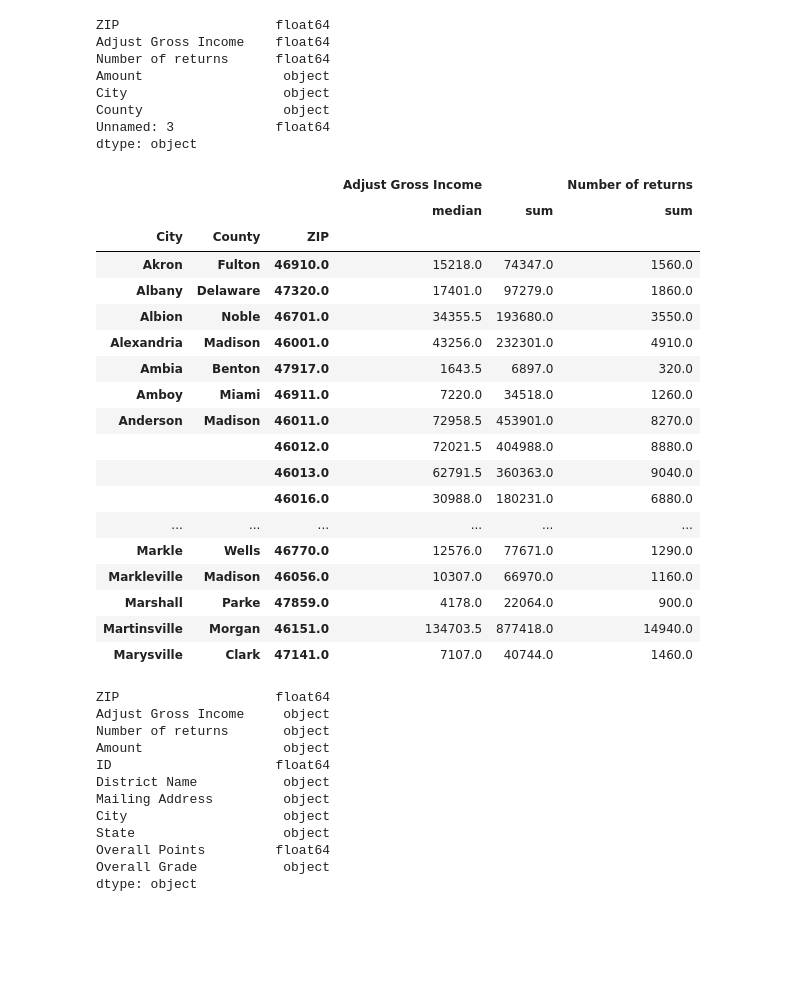
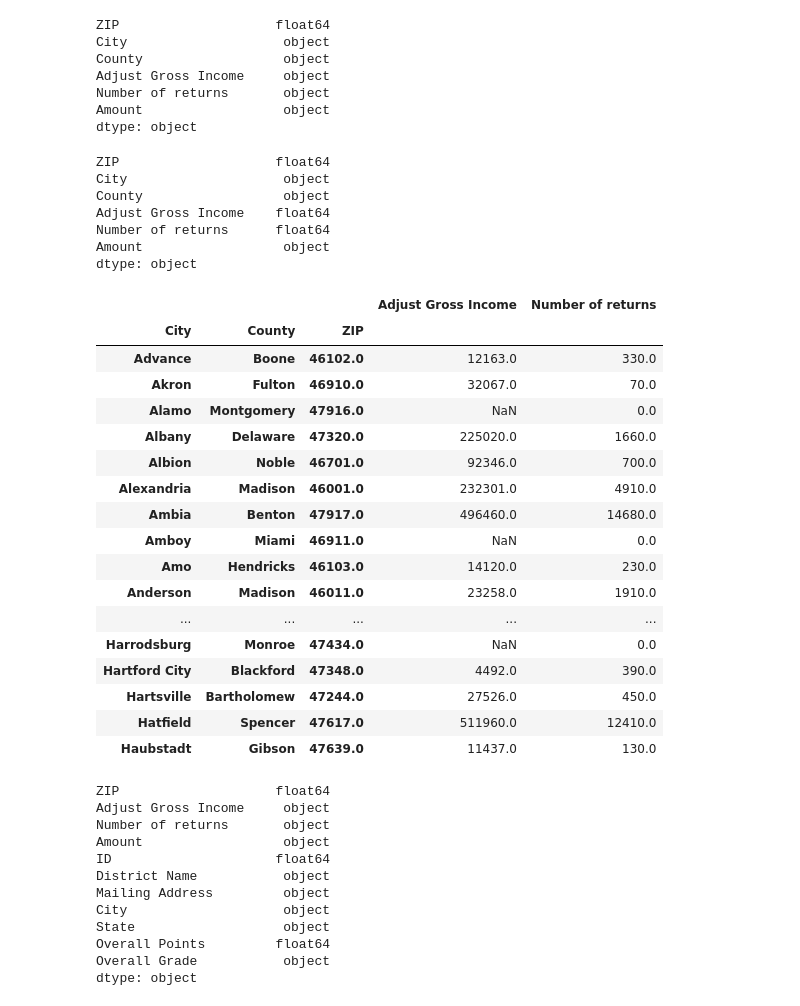
Before and after one commit to emmaolof/Does-Higher-Median-Income-Mean-Higher-Test-Scores-, a Jupyter notebook: Group Project Brent.ipynb, the cells around one changed output. Saved outputs shown, nothing was run; the diff lists cells and outputs as text; code cells hidden in the pictures; blank space fills up the shorter version.

```diff
--- a/Group Project Brent.ipynb
+++ b/Group Project Brent.ipynb
@@ -88,44 +90,52 @@ zip_data_complete = pd.merge(income_data, zip_city_codes, how="left", on=["ZIP",
+# %%
+zip_updated.dtypes
+# %% [output]
+ZIP                    float64
+City                    object
+County                  object
+Adjust Gross Income     object
+Number of returns       object
+Amount                  object
+dtype: object
 # %%
-zip_data_complete['Adjust Gross Income'] = pd.to_numeric(zip_data_complete['Adjust Gross Income'], errors='coerce')
+zip_updated['Adjust Gross Income'] = pd.to_numeric(zip_updated['Adjust Gross Income'], errors='coerce')
 # %%
-zip_data_complete['Number of returns'] = pd.to_numeric(zip_data_complete['Number of returns'], errors='coerce')
+zip_updated['Number of returns'] = pd.to_numeric(zip_updated['Number of returns'], errors='coerce')
 # %%
-zip_data_complete.dtypes
+zip_updated.dtypes
 # %% [output]
 ZIP                    float64
+City                    object
+County                  object
 Adjust Gross Income    float64
 Number of returns      float64
 Amount                  object
-City                    object
-County                  object
-Unnamed: 3             float64
 dtype: object
 # %%
-zip_data = pd.pivot_table(zip_data_complete, values=['Number of returns', 'Adjust Gross Income'], index=['City', 'County','ZIP'],
-                      aggfunc={'Number of returns': np.sum, 'Adjust Gross Income': [np.sum, np.median]})
+zip_updated = pd.pivot_table(zip_updated, values=['Number of returns', 'Adjust Gross Income'],  index=['City', 'County','ZIP'],
+                      aggfunc={'Number of returns': np.sum, 'Adjust Gross Income': np.median})
 
 
-zip_data
+zip_updated
 # %% [output]
-|  |  |  | Adjust Gross Income |  | Number of returns |
-|  |  |  | median | sum | sum |
-| City | County | ZIP |  |  |  |
-| Akron | Fulton | 46910.0 | 15218.0 | 74347.0 | 1560.0 |
-| Albany | Delaware | 47320.0 | 17401.0 | 97279.0 | 1860.0 |
-| Albion | Noble | 46701.0 | 34355.5 | 193680.0 | 3550.0 |
-| Alexandria | Madison | 46001.0 | 43256.0 | 232301.0 | 4910.0 |
-| Ambia | Benton | 47917.0 | 1643.5 | 6897.0 | 320.0 |
-| Amboy | Miami | 46911.0 | 7220.0 | 34518.0 | 1260.0 |
-| Anderson | Madison | 46011.0 | 72958.5 | 453901.0 | 8270.0 |
-|  |  | 46012.0 | 72021.5 | 404988.0 | 8880.0 |
-|  |  | 46013.0 | 62791.5 | 360363.0 | 9040.0 |
-|  |  | 46016.0 | 30988.0 | 180231.0 | 6880.0 |
-| ... | ... | ... | ... | ... | ... |
-| Markle | Wells | 46770.0 | 12576.0 | 77671.0 | 1290.0 |
-| Markleville | Madison | 46056.0 | 10307.0 | 66970.0 | 1160.0 |
-| Marshall | Parke | 47859.0 | 4178.0 | 22064.0 | 900.0 |
-| Martinsville | Morgan | 46151.0 | 134703.5 | 877418.0 | 14940.0 |
-| Marysville | Clark | 47141.0 | 7107.0 | 40744.0 | 1460.0 |
+|  |  |  | Adjust Gross Income | Number of returns |
+| City | County | ZIP |  |  |
+| Advance | Boone | 46102.0 | 12163.0 | 330.0 |
+| Akron | Fulton | 46910.0 | 32067.0 | 70.0 |
+| Alamo | Montgomery | 47916.0 | NaN | 0.0 |
+| Albany | Delaware | 47320.0 | 225020.0 | 1660.0 |
+| Albion | Noble | 46701.0 | 92346.0 | 700.0 |
+| Alexandria | Madison | 46001.0 | 232301.0 | 4910.0 |
+| Ambia | Benton | 47917.0 | 496460.0 | 14680.0 |
+| Amboy | Miami | 46911.0 | NaN | 0.0 |
+| Amo | Hendricks | 46103.0 | 14120.0 | 230.0 |
+| Anderson | Madison | 46011.0 | 23258.0 | 1910.0 |
+| ... | ... | ... | ... | ... |
+| Harrodsburg | Monroe | 47434.0 | NaN | 0.0 |
+| Hartford City | Blackford | 47348.0 | 4492.0 | 390.0 |
+| Hartsville | Bartholomew | 47244.0 | 27526.0 | 450.0 |
+| Hatfield | Spencer | 47617.0 | 511960.0 | 12410.0 |
+| Haubstadt | Gibson | 47639.0 | 11437.0 | 130.0 |
 # %%
 school_district = school_district_complete.dropna()
 # %%
```
Also changed, not shown: parts of 3 cells of this notebook, 3 other files.
